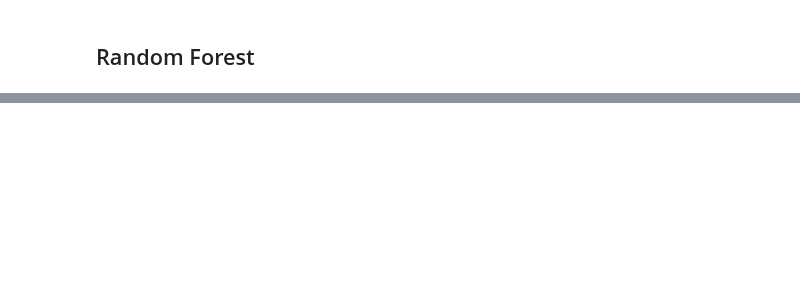
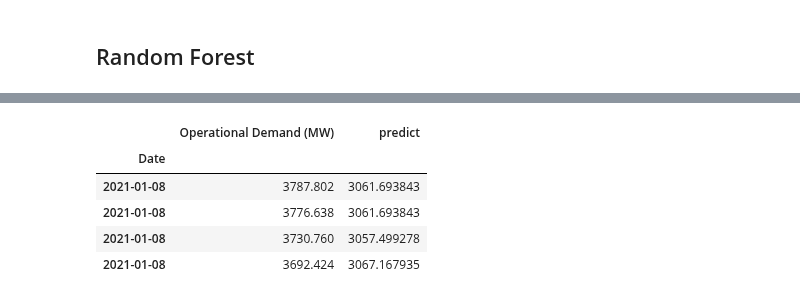
Before and after one commit to zheyzhang/Capstone-Individual, a Jupyter notebook: Data Modelling/WU_model.ipynb, the cells around one changed output, grey strips where cells are left out. Cells and saved outputs as stored; diff of their text form; code cells hidden in the pictures; blank space fills up the shorter version.

```diff
--- a/Data Modelling/WU_model.ipynb
+++ b/Data Modelling/WU_model.ipynb
@@ -298,0 +335,11 @@ plt.show()
+# %%
+order_table = predict_table.sort_values('Operational Demand (MW)',ascending=False)
+# %%
+order_table[:4]
+# %% [output]
+|  | Operational Demand (MW) | predict |
+| Date |  |  |
+| 2021-01-08 | 3787.802 | 3061.693843 |
+| 2021-01-08 | 3776.638 | 3061.693843 |
+| 2021-01-08 | 3730.760 | 3057.499278 |
+| 2021-01-08 | 3692.424 | 3067.167935 |
```
Also changed, not shown: parts of 9 cells of this notebook, 1 other file.
